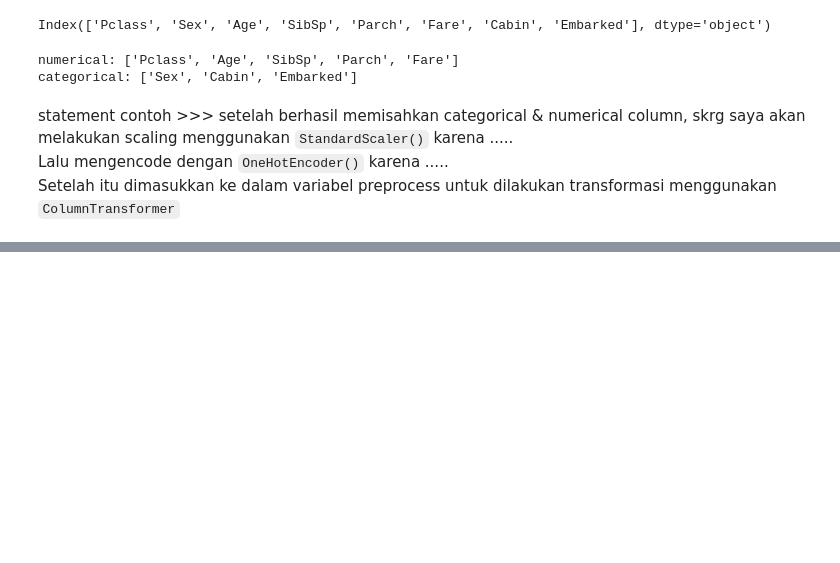
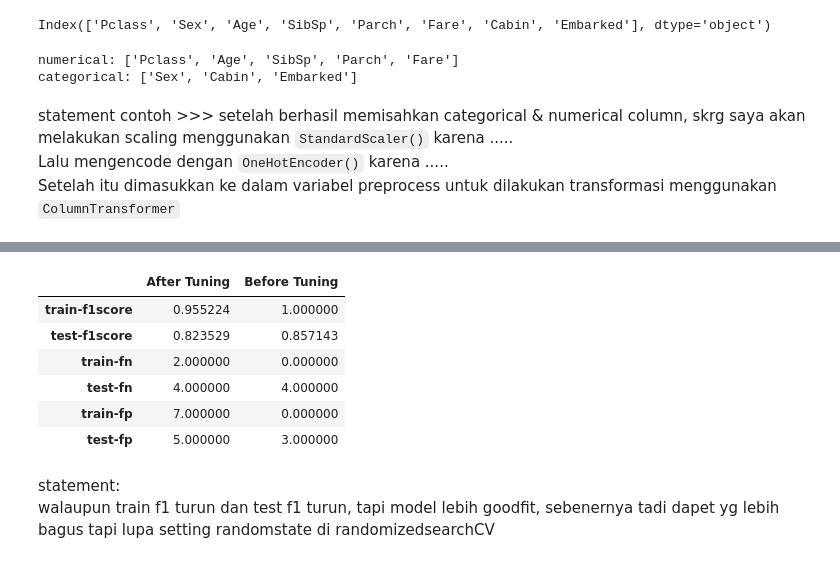
Before and after one commit to jennyaurelia/H8_1033, a Jupyter notebook: classification/titanic.ipynb, the cells around one changed output, grey strips where cells are left out. Drawn from its saved outputs; the diff is of its cells as text; code cells hidden in the pictures; blank space fills up the shorter version.

```diff
--- a/classification/titanic.ipynb
+++ b/classification/titanic.ipynb
@@ -251,0 +481,14 @@ Cross Val Mean from best model: 0.840181363352095
+# %%
+all_reports_aft = performance_report(all_reports, y_train, y_pred_train_best, y_test, y_pred_test_best, 'After Tuning')
+pd.DataFrame(all_reports)
+# %% [output]
+|  | After Tuning | Before Tuning |
+| train-f1score | 0.955224 | 1.000000 |
+| test-f1score | 0.823529 | 0.857143 |
+| train-fn | 2.000000 | 0.000000 |
+| test-fn | 4.000000 | 4.000000 |
+| train-fp | 7.000000 | 0.000000 |
+| test-fp | 5.000000 | 3.000000 |
+# %% [markdown]
+statement:
+walaupun train f1 turun dan test f1 turun, tapi model lebih goodfit, sebenernya tadi dapet yg lebih bagus tapi lupa setting randomstate di randomizedsearchCV
```
Also changed, not shown: parts of 22 cells of this notebook, 2 other files.
